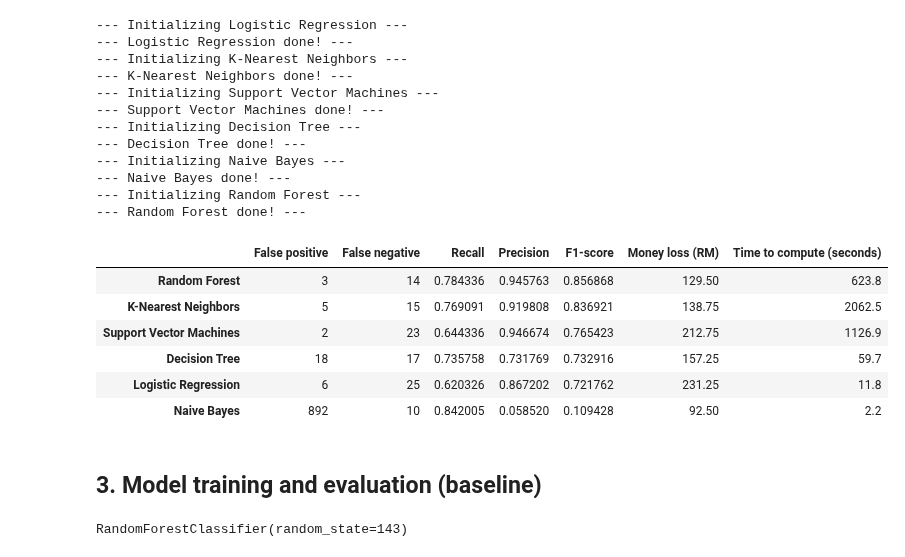
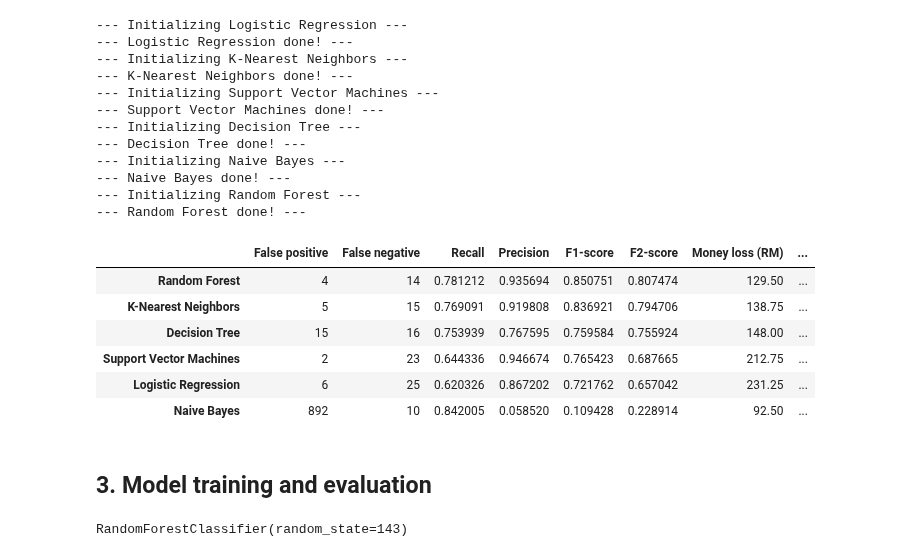
Before and after one commit to alfredomarinus/portfolio, a Jupyter notebook: Credit Card Fraud Detection/notebook.ipynb, the cells around one changed output. Drawn from its saved outputs; the diff is of its cells as text; code cells hidden in the pictures.

```diff
--- a/Credit Card Fraud Detection/notebook.ipynb
+++ b/Credit Card Fraud Detection/notebook.ipynb
@@ -141,6 +141,10 @@ def true_positive(estimator, X, y):
     predictions = estimator.predict(X)
     cm = confusion_matrix(y, predictions)
     return cm[1][1]
+
+def f2_score(estimator, X, y):
+    predictions = estimator.predict(X)
+    return fbeta_score(y, predictions, beta=2)
 # %%
 df = df.iloc[:,1:]
 X = df.drop('Class', axis=1)
@@ -157,7 +161,8 @@ scoring = {'fp':false_positive,
            'fn':false_negative,
            'recall': 'recall',
            'precision': 'precision',
-           'f1_score': 'f1'}
+           'f1_score': 'f1',
+           'f2_score':f2_score}
 
 for name, model in create_models().items():
     print(f'--- Initializing {name} ---')
@@ -184,48 +189,53 @@ test_fn = []
 test_recall = []
 test_precision = []
 test_f1 = []
+test_f2 = []
 time_taken = []
 
 for i in range(len(results)):
     test_fp.append(round(results[i]['test_fp'].mean()))
 
 for i in range(len(results)):
     test_fn.append(round(results[i]['test_fn'].mean()))
 
 for i in range(len(results)):
     test_recall.append(results[i]['test_recall'].mean())
 
 for i in range(len(results)):
     test_precision.append(results[i]['test_precision'].mean())
 
 for i in range(len(results)):
     test_f1.append(results[i]['test_f1_score'].mean())
 
 for i in range(len(results)):
+    test_f2.append(results[i]['test_f2_score'].mean())
+
+for i in range(len(results)):
     time_taken.append(round(results[i]['score_time'].sum(), 1) + round(results[i]['fit_time'].sum(), 1))
 
 test_fn = pd.Series(test_fn, name='False negative')
 test_fp = pd.Series(test_fp, name='False positive')
 test_recall = pd.Series(test_recall, name='Recall')
 test_precision = pd.Series(test_precision, name='Precision')
 test_f1 = pd.Series(test_f1, name='F1-score')
+test_f2 = pd.Series(test_f2, name='F2-score')
 time_taken = pd.Series(time_taken, name='Time to compute (seconds)')
 
-df_result = pd.concat([test_fp, test_fn, test_recall, test_precision, test_f1, time_taken], axis=1)
+df_result = pd.concat([test_fp, test_fn, test_recall, test_precision, test_f1, test_f2, time_taken], axis=1)
 df_result.index = names
 df_result['Money loss (RM)'] = round(fraud_cost * df_result['False negative'], 2)
-df_result = df_result.iloc[:,[0, 1, 2, 3, 4, 6, 5]]
-df_result.sort_values(['F1-score'], ascending=False)
+df_result = df_result.iloc[:,[0, 1, 2, 3, 4, 5, 7, 6]]
+df_result.sort_values(['F2-score'], ascending=False)
 # %% [output]
-|  | False positive | False negative | Recall | Precision | F1-score | Money loss (RM) | Time to compute (seconds) |
-| Random Forest | 3 | 14 | 0.784336 | 0.945763 | 0.856868 | 129.50 | 623.8 |
-| K-Nearest Neighbors | 5 | 15 | 0.769091 | 0.919808 | 0.836921 | 138.75 | 2062.5 |
-| Support Vector Machines | 2 | 23 | 0.644336 | 0.946674 | 0.765423 | 212.75 | 1126.9 |
-| Decision Tree | 18 | 17 | 0.735758 | 0.731769 | 0.732916 | 157.25 | 59.7 |
-| Logistic Regression | 6 | 25 | 0.620326 | 0.867202 | 0.721762 | 231.25 | 11.8 |
-| Naive Bayes | 892 | 10 | 0.842005 | 0.058520 | 0.109428 | 92.50 | 2.2 |
+|  | False positive | False negative | Recall | Precision | F1-score | F2-score | Money loss (RM) | ... |
+| Random Forest | 4 | 14 | 0.781212 | 0.935694 | 0.850751 | 0.807474 | 129.50 | ... |
+| K-Nearest Neighbors | 5 | 15 | 0.769091 | 0.919808 | 0.836921 | 0.794706 | 138.75 | ... |
+| Decision Tree | 15 | 16 | 0.753939 | 0.767595 | 0.759584 | 0.755924 | 148.00 | ... |
+| Support Vector Machines | 2 | 23 | 0.644336 | 0.946674 | 0.765423 | 0.687665 | 212.75 | ... |
+| Logistic Regression | 6 | 25 | 0.620326 | 0.867202 | 0.721762 | 0.657042 | 231.25 | ... |
+| Naive Bayes | 892 | 10 | 0.842005 | 0.058520 | 0.109428 | 0.228914 | 92.50 | ... |
 # %% [markdown]
-## 3. Model training and evaluation (baseline)
+## 3. Model training and evaluation
 # %%
 scaler = StandardScaler()
 
```
Also changed, not shown: parts of 9 cells of this notebook, 1 other file.
